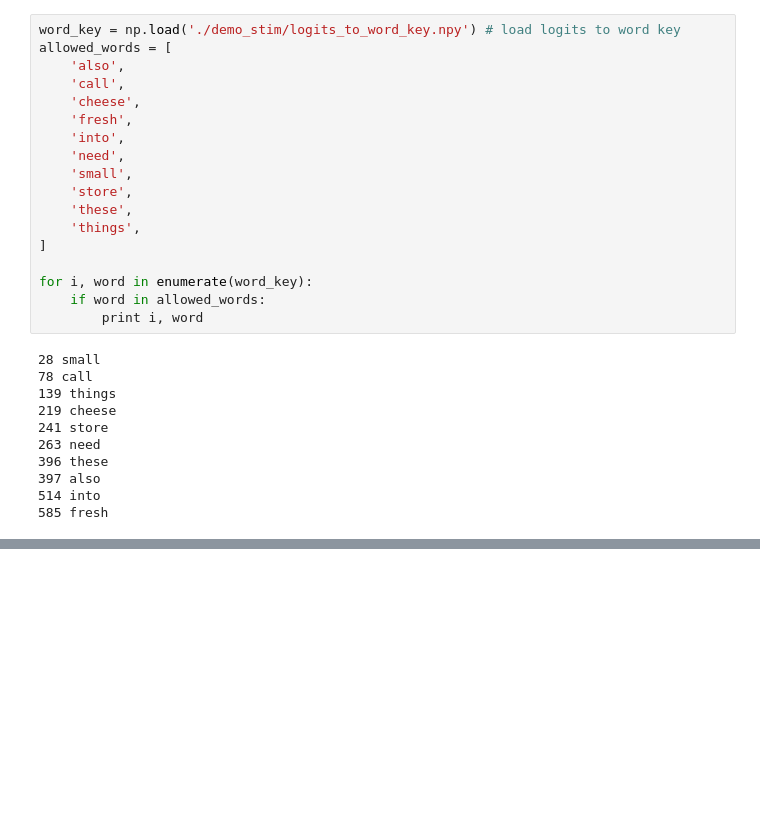
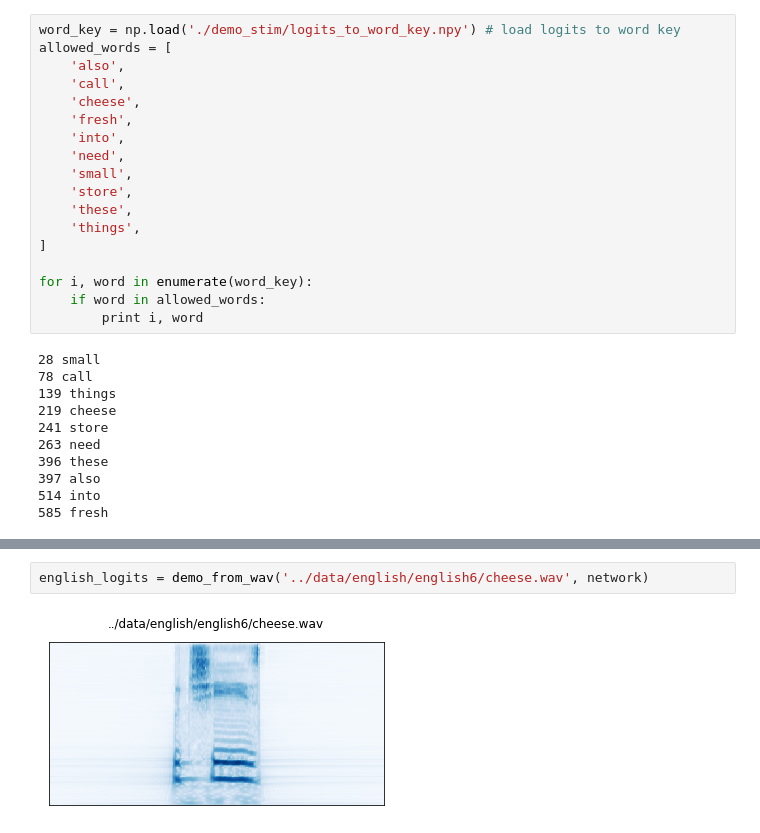
Before and after one commit to davidlee1435/kelletal2018, a Jupyter notebook: src/main.ipynb, the cells around one changed output, grey strips where cells are left out. Cells and saved outputs as stored; diff of their text form; blank space fills up the shorter version.

```diff
--- a/src/main.ipynb
+++ b/src/main.ipynb
@@ -124,0 +135,4 @@ Speech Example ...
+# %%
+english_logits = demo_from_wav('../data/english/english6/cheese.wav', network)
+# %% [output]
+[figure, added]
```
Also changed, not shown: parts of 5 cells of this notebook, 2 other files.
